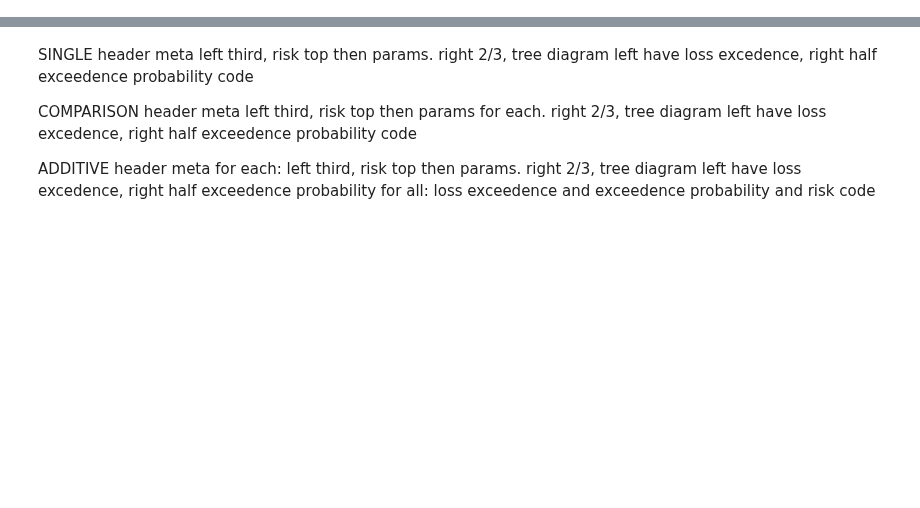
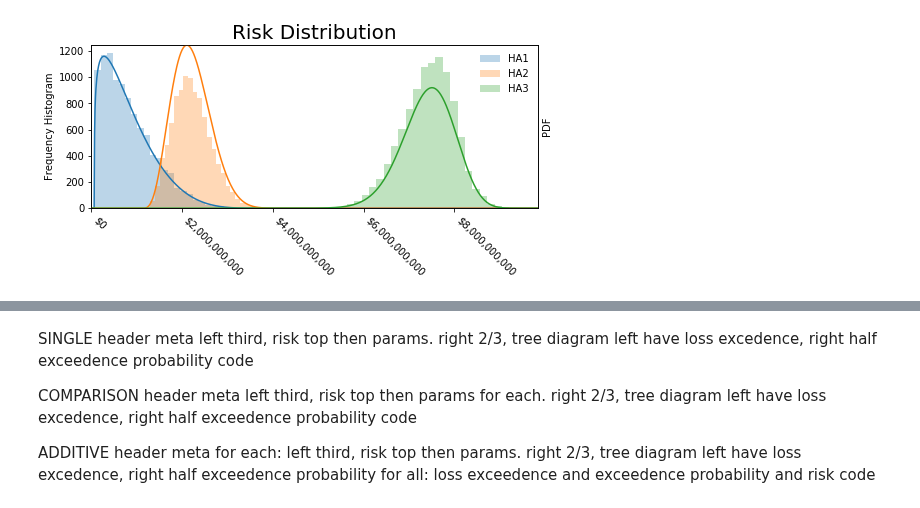
Before and after one commit to Hive-Systems/pyfair, a Jupyter notebook: scratch_notebook.ipynb, the cells around one changed output, grey strips where cells are left out. Drawn from its saved outputs; the diff is of its cells as text; code cells hidden in the pictures; blank space fills up the shorter version.

Commit message:
Finish distribution curves.

```diff
--- a/scratch_notebook.ipynb
+++ b/scratch_notebook.ipynb
@@ -13,21 +13,20 @@ from pyfair.report.tree_graph import FairTreeGraph
 from pyfair.report.exceedence import FairExceedenceCurves
 from pyfair.utility.beta_pert import FairBetaPert
 # %%
-model1 = pyfair.FairModel(name="HA", n_simulations=10_000)
-model1.input_data('Loss Event Frequency', low=.01, mode=.2, high=.5)
-model1.input_data('Probable Loss Magnitude', low=1, mode=1_000_000, high=60_000_000)
+model1 = pyfair.FairModel(name="HA1", n_simulations=10_000)
+model1.input_data('Loss Event Frequency', low=20, mode=100, high=900)
+model1.input_data('Probable Loss Magnitude', low=3_000_000, mode=3_500_000, high=5_000_000)
 model1.calculate_all()
 
 model2 = pyfair.FairModel(name="HA2", n_simulations=10_000)
-model2.input_data('Loss Event Frequency', low=.1, mode=.2, high=.9)
-model2.input_data('Probable Loss Magnitude', low=1, mode=1_000_000, high=90_000_000)
+model2.input_data('Loss Event Frequency', low=.5, mode=.7, high=.9)
+model2.input_data('Probable Loss Magnitude', low=2_000_000_000, mode=3_000_000_000, high=5_000_000_000)
 model2.calculate_all()
 
 model3 = pyfair.FairModel(name="HA3", n_simulations=10_000)
-model3.input_data('Loss Event Frequency', low=.1, mode=.2, high=.3, constant=.5)
-model3.input_data('Probable Loss Magnitude', low=5, mode=5, high=10)
+model3.input_data('Loss Event Frequency', low=10, mode=15, high=16)
+model3.input_data('Probable Loss Magnitude', low=500_000_000, mode=500_900_000, high=600_000_000)
 model3.calculate_all()
-
 
 #fr = FairReport(model1)
 #fr.to_html('C:/Users/theon/Desktop/report.html')
@@ -90,0 +35,81 @@ fdc._generate_icon(pd.Series([.1,.2,.3,.6,.1,.6,.9,.1]))
+# %%
+from matplotlib.ticker import StrMethodFormatter
+
+from scipy.stats import beta
+
+from pyfair.report.base_curve import FairBaseCurve
+
+
+class FairDistributionCurve(FairBaseCurve):
+    '''A shiny distribution curve to lend credibility to our guesstimates.'''
+
+    def __init__(self, model_or_iterable):
+        self._input = self._input_check(model_or_iterable)
+
+    def generate_icon(self, model_name, target):
+        '''Minimalist histogram (not for comparisons)'''
+        model = self._input[model_name]
+        data = model.export_results().loc[:, target]
+        # Set up ax and params
+        fig, ax = plt.subplots(figsize=(4, .5))
+        ax.set_xlim(0, data.max())
+        # Set spines and axis invisible
+        for spine in ['left', 'right', 'top', 'bottom']:
+            ax.spines[spine].set_visible(False)
+        plt.tick_params(bottom=False)
+        ax.yaxis.set_visible(False)
+        # Tweak ticks based on content
+        if data.max() <= 1:
+            ax.axes.xaxis.set_major_formatter(matplotlib.ticker.StrMethodFormatter('{x:,.2f}'))
+            plt.xticks([0, 1])
+        else:
+            ax.axes.xaxis.set_major_formatter(matplotlib.ticker.StrMethodFormatter('{x:,.0f}'))
+            plt.xticks([0, data.max()])
+        # Plot data (range is required)
+        plt.hist(data, bins=100, range=(0, data.max()), alpha=.4)
+        plt.vlines(data.mean(), 0, plt.ylim()[1], linestyle='--')
+        return (fig, ax)
+
+    def generate_image(self):
+        '''Provides histogram(s) with PDF curve(s)'''
+        # Setup plots
+        fig, ax = plt.subplots(figsize=(8, 3))
+        ax.axes.set_title('Risk Distribution', fontsize=20)
+        # Format X axis
+        ax.axes.xaxis.set_major_formatter(StrMethodFormatter('${x:,.0f}'))
+        ax.axes.xaxis.set_tick_params(rotation=-45)
+        ax.set_ylabel('Frequency Histogram')
+        for tick in ax.axes.xaxis.get_major_ticks():
+            tick.label.set_horizontalalignment('left')
+        # Draw histrogram for each model
+        legend_labels = []
+        for name, model in self._input.items():
+            legend_labels.append(name)
+            plt.hist(
+                [model.export_results()['Risk']],
+                bins=25,
+                alpha=.3
+            )
+        ax.legend(legend_labels, frameon=False)
+        # Min and Max post graphing
+        xmin, xmax = ax.get_xlim()
+        # Now draw twin axis a d style
+        tyax = plt.twinx(ax)
+        tyax.set_ylabel('PDF')
+        tyax.set_yticks([])
+        # Plot for each
+        for name, model in self._input.items():
+            risk = model.export_results()['Risk']
+            beta_curve = beta(*beta.fit(risk))
+            space = np.linspace(0, xmax, 1000)
+            tyax.plot(space, beta_curve.pdf(space))
+        plt.margins(0)
+        return (fig, ax)
+
+
+fdc = FairDistributionCurve([model1, model2, model3])
+#fig, ax = fdc.generate_image()
+
+t = fdc.generate_image()
+fdc.generate_icon('HA1', 'Risk')
+# %% [output]
@@ -90,0 +118 @@ fdc._generate_icon(pd.Series([.1,.2,.3,.6,.1,.6,.9,.1]))
+[figure, added]
```
Also changed, not shown: parts of 14 cells of this notebook, 6 other files.
